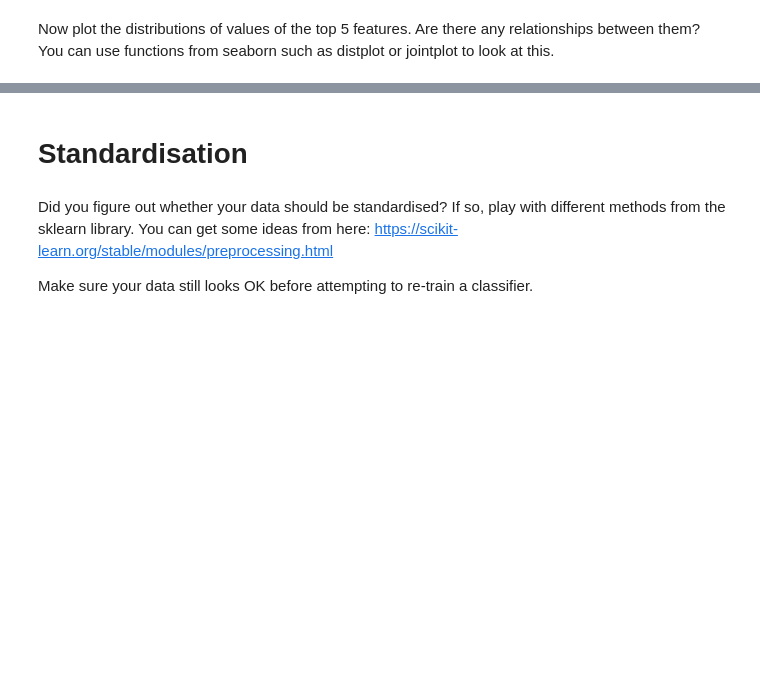
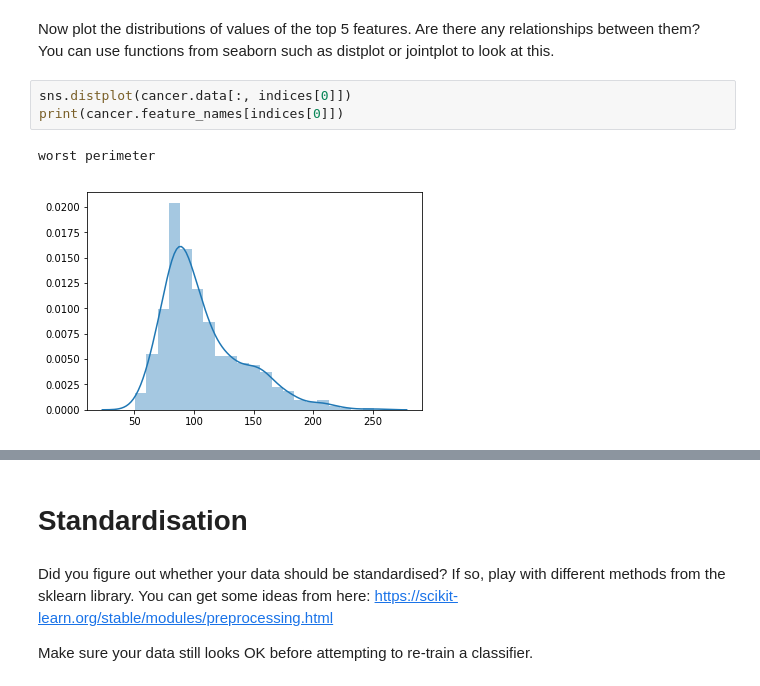
Before and after one commit to Denon19900412/ce888labs, a Jupyter notebook: labs/lab3/Breast_Cancer_dataset.ipynb, the cells around one changed output, grey strips where cells are left out. Saved outputs shown, nothing was run; the diff lists cells and outputs as text; blank space fills up the shorter version.

```diff
--- a/labs/lab3/Breast_Cancer_dataset.ipynb
+++ b/labs/lab3/Breast_Cancer_dataset.ipynb
@@ -244,2 +440,8 @@ axes.set_ylim([0,None])
 # %% [markdown]
 Now plot the distributions of values of the top 5 features. Are there any relationships between them? You can use functions from seaborn such as distplot or jointplot to look at this.
+# %%
+sns.distplot(cancer.data[:, indices[0]])
+print(cancer.feature_names[indices[0]])
+# %% [output]
+worst perimeter
+[figure, added]
```
Also changed, not shown: parts of 33 cells of this notebook, 9 other files.
